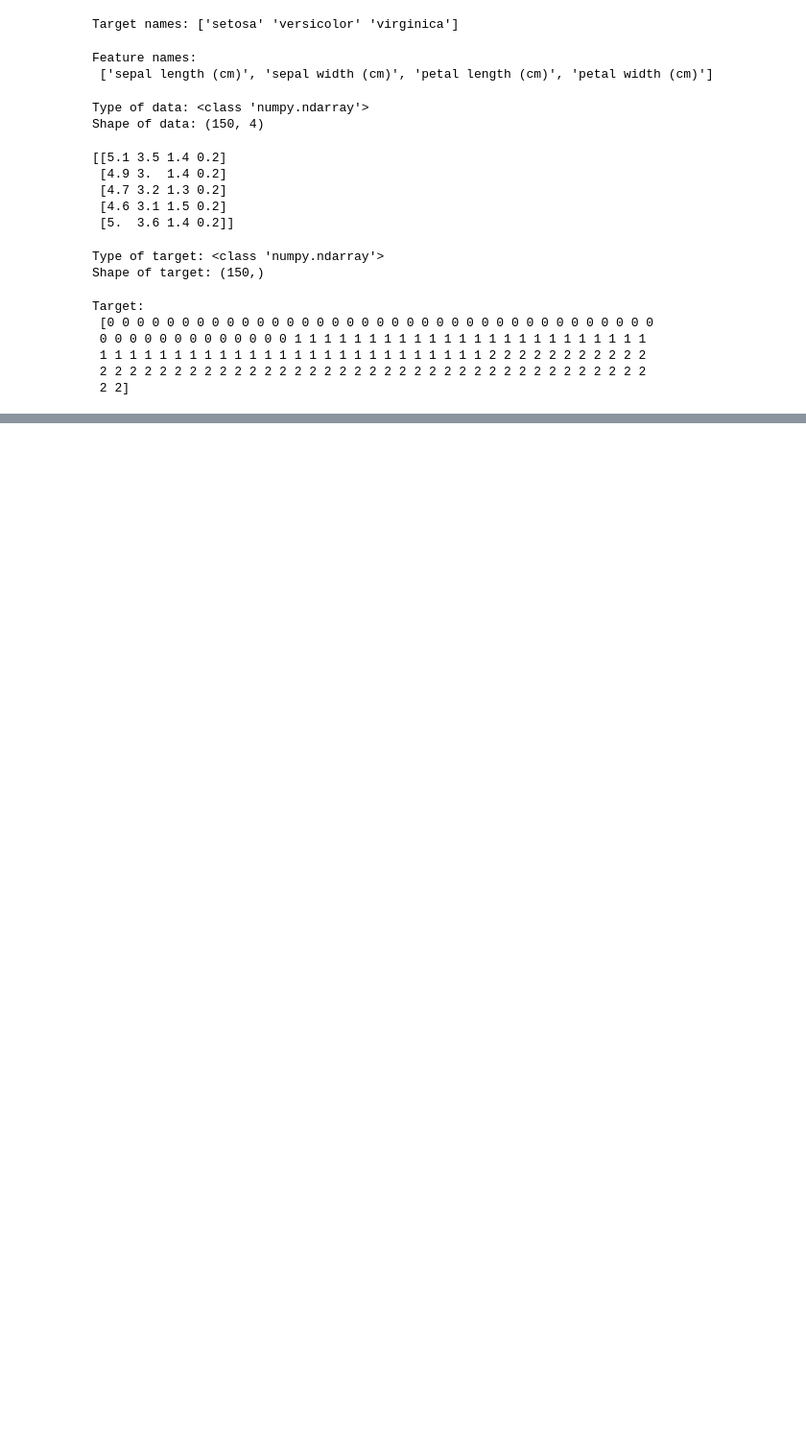
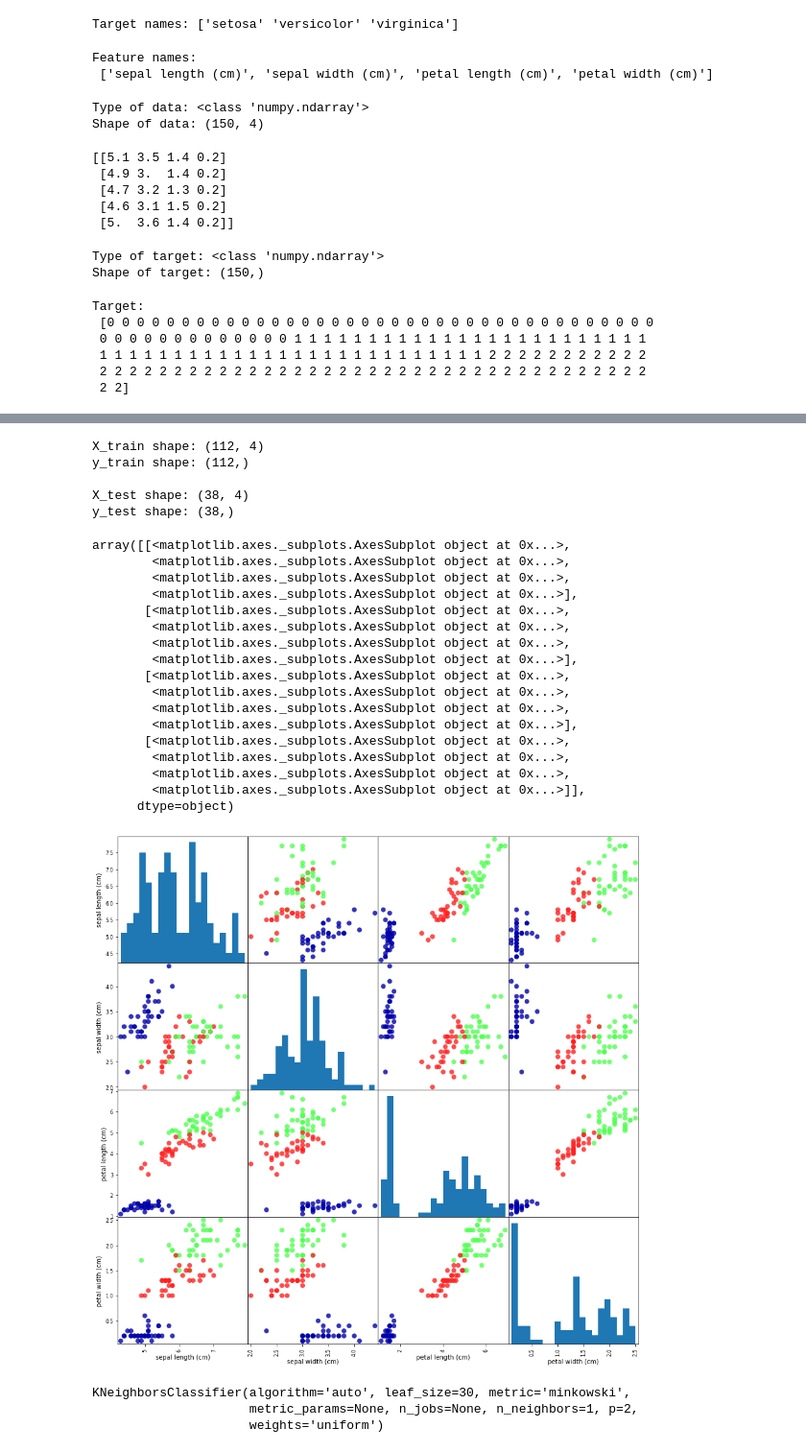
Before and after one commit to rangam1004/machine_learning_practices, a Jupyter notebook: practices/classifying_iris_species.ipynb, the cells around one changed output, grey strips where cells are left out. Shown: that part at 96% size. Saved outputs shown, nothing was run; the diff lists cells and outputs as text; code cells hidden in the pictures; blank space fills up the shorter version.

```diff
--- a/practices/classifying_iris_species.ipynb
+++ b/practices/classifying_iris_species.ipynb
@@ -78,3 +78,9 @@ Target:
  1 1 1 1 1 1 1 1 1 1 1 1 1 1 1 1 1 1 1 1 1 1 1 1 1 1 2 2 2 2 2 2 2 2 2 2 2
  2 2 2 2 2 2 2 2 2 2 2 2 2 2 2 2 2 2 2 2 2 2 2 2 2 2 2 2 2 2 2 2 2 2 2 2 2
  2 2]
+# %%
+# Train & Test split
+
+from sklearn.model_selection import train_test_split
+X_train, X_test, y_train, y_test = train_test_split(
+    iris_dataset['data'], iris_dataset['target'], random_state=0)
@@ -80,0 +105,50 @@ Target:
+# %%
+# Train & Test Split shape
+
+print("X_train shape:", X_train.shape)
+print("y_train shape:", y_train.shape)
+print("")
+print("X_test shape:", X_test.shape)
+print("y_test shape:", y_test.shape)
+# %% [output]
+X_train shape: (112, 4)
+y_train shape: (112,)
+
+X_test shape: (38, 4)
+y_test shape: (38,)
+# %%
+# create dataframe from data in X_train
+# label the columns using the strings in iris_dataset.feature_names
+
+import pandas as pd
+import numpy as np
+import matplotlib.pyplot as plt
+import mglearn
+from IPython.display import display
+
+iris_dataframe = pd.DataFrame(X_train, columns=iris_dataset.feature_names)
+
+# create a scatter matrix from the dataframe, color by y_train
+
+pd.plotting.scatter_matrix(iris_dataframe, c=y_train, figsize=(15, 15),
+                           marker='o', hist_kwds={'bins': 20}, s=60,
+                           alpha=.8, cmap=mglearn.cm3)
+# %% [output]
+array([[<matplotlib.axes._subplots.AxesSubplot object at 0x...>,
+        <matplotlib.axes._subplots.AxesSubplot object at 0x...>,
+        <matplotlib.axes._subplots.AxesSubplot object at 0x...>,
+        <matplotlib.axes._subplots.AxesSubplot object at 0x...>],
+       [<matplotlib.axes._subplots.AxesSubplot object at 0x...>,
+        <matplotlib.axes._subplots.AxesSubplot object at 0x...>,
+        <matplotlib.axes._subplots.AxesSubplot object at 0x...>,
+        <matplotlib.axes._subplots.AxesSubplot object at 0x...>],
+       [<matplotlib.axes._subplots.AxesSubplot object at 0x...>,
+        <matplotlib.axes._subplots.AxesSubplot object at 0x...>,
+        <matplotlib.axes._subplots.AxesSubplot object at 0x...>,
+        <matplotlib.axes._subplots.AxesSubplot object at 0x...>],
+       [<matplotlib.axes._subplots.AxesSubplot object at 0x...>,
+        <matplotlib.axes._subplots.AxesSubplot object at 0x...>,
+        <matplotlib.axes._subplots.AxesSubplot object at 0x...>,
+        <matplotlib.axes._subplots.AxesSubplot object at 0x...>]],
+      dtype=object)
+[figure, added]
@@ -80,0 +160,8 @@ Target:
+# %%
+# Calling fit function
+
+knn.fit(X_train, y_train)
+# %% [output]
+KNeighborsClassifier(algorithm='auto', leaf_size=30, metric='minkowski',
+                     metric_params=None, n_jobs=None, n_neighbors=1, p=2,
+                     weights='uniform')
```
Also changed, not shown: parts of 6 cells of this notebook.
